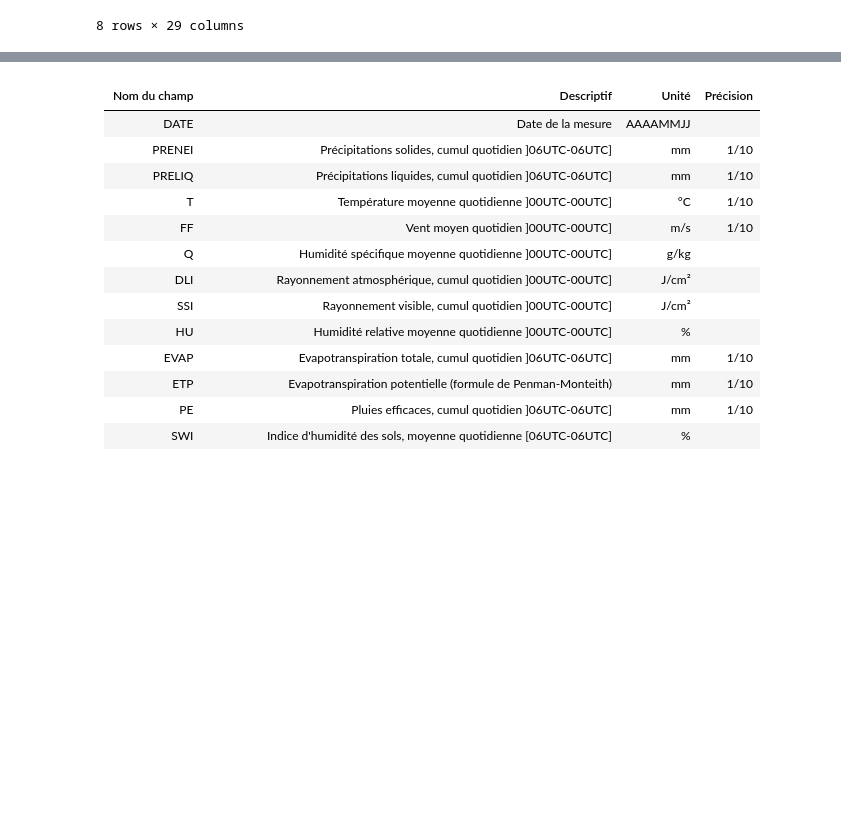
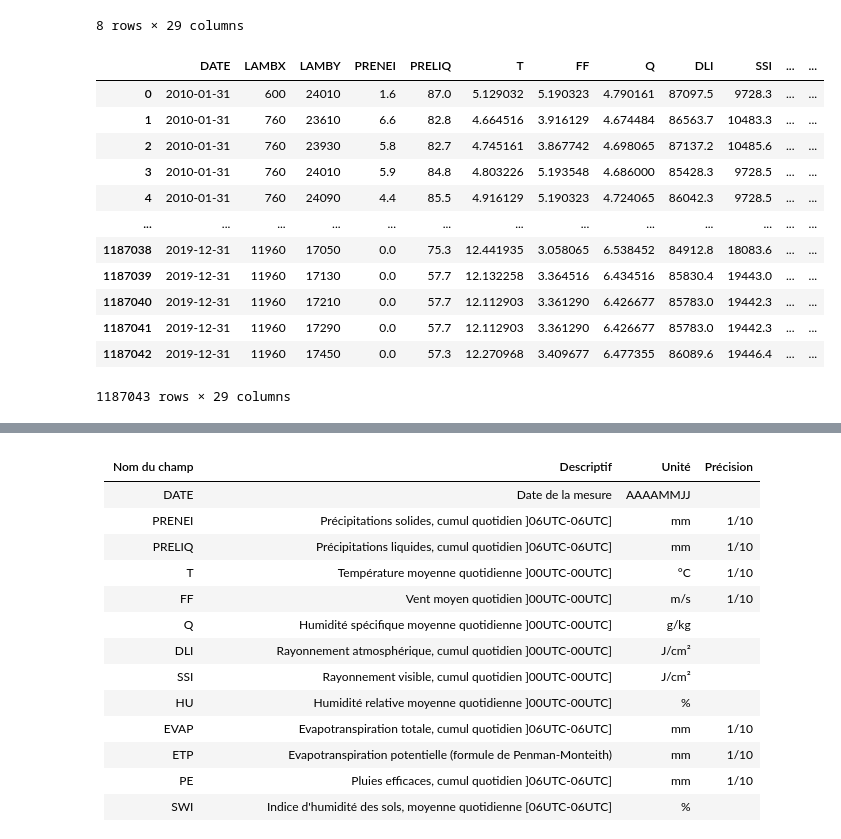
Before and after one commit to Lanouraf/Climate_Risk_Project_SWI_MS_A, a Jupyter notebook: data_processing.ipynb, the cells around one changed output, grey strips where cells are left out. Saved outputs shown, nothing was run; the diff lists cells and outputs as text; code cells hidden in the pictures; blank space fills up the shorter version.

```diff
--- a/data_processing.ipynb
+++ b/data_processing.ipynb
@@ -90,3 +82,64 @@ datagouv.describe()
 # %%
 ### transformation de la date en format datetime
 datagouv['DATE'] = pd.to_datetime(datagouv['DATE'], format='%Y%m%d')
+# %%
+# Agrégation des données au mois pour chaque paire de coordonnées (LAMBX, LAMBY) en utilisant un traitement par chunks
+chunk_size = 10_000_000  # Nombre de lignes à traiter par chunk
+chunks = []
+
+for start in range(0, len(datagouv), chunk_size):
+    end = start + chunk_size
+    chunk = datagouv.iloc[start:end]
+
+    aggregated_chunk = chunk.groupby(
+        [pd.Grouper(key='DATE', freq='ME'), 'LAMBX', 'LAMBY']
+    ).agg({
+        'PRENEI': 'sum',       # Somme des précipitations solides
+        'PRELIQ': 'sum',       # Somme des précipitations liquides
+        'T': 'mean',           # Moyenne des températures
+        'FF': 'mean',          # Moyenne du vent
+        'Q': 'mean',           # Moyenne de l'humidité spécifique
+        'DLI': 'sum',          # Somme du rayonnement atmosphérique
+        'SSI': 'sum',          # Somme du rayonnement visible
+        'HU': 'mean',          # Moyenne de l'humidité relative
+        'EVAP': 'sum',         # Somme de l'évapotranspiration totale
+        'ETP': 'sum',          # Somme de l'évapotranspiration potentielle
+        'PE': 'sum',           # Somme des pluies efficaces
+        'SWI': 'mean',         # Moyenne de l'indice d'humidité des sols
+        'SSWI_10J': 'mean',    # Moyenne de l'indice de sécheresse des sols
+        'DRAINC': 'sum',       # Somme du drainage
+        'RUNC': 'sum',         # Somme du ruissellement
+        'RESR_NEIGE': 'mean',  # Moyenne de l'équivalent en eau du manteau neigeux
+        'RESR_NEIGE6': 'mean', # Moyenne de l'équivalent en eau du manteau neigeux à 6h
+        'HTEURNEIGE': 'mean',  # Moyenne de l'épaisseur du manteau neigeux
+        'HTEURNEIGE6': 'mean', # Moyenne de l'épaisseur du manteau neigeux à 6h
+        'HTEURNEIGEX': 'max',  # Maximum de l'épaisseur horaire du manteau neigeux
+        'SNOW_FRAC': 'mean',   # Moyenne de la fraction de maille recouverte par la neige
+        'ECOULEMENT': 'sum',   # Somme de l'écoulement
+        'WG_RACINE': 'mean',   # Moyenne du contenu en eau liquide dans la couche racinaire
+        'WGI_RACINE': 'mean',  # Moyenne du contenu en eau gelée dans la couche racinaire
+        'TINF_H': 'min',       # Température minimale
+        'TSUP_H': 'max',       # Température maximale
+    }).reset_index()
+
+    chunks.append(aggregated_chunk)
+
+# Combiner les résultats des chunks
+datagouv_monthly = pd.concat(chunks, ignore_index=True)
+
+# Afficher un aperçu des données agrégées
+display(datagouv_monthly)
+# %% [output]
+|  | DATE | LAMBX | LAMBY | PRENEI | PRELIQ | T | FF | Q | DLI | SSI | ... | ... |
+| 0 | 2010-01-31 | 600 | 24010 | 1.6 | 87.0 | 5.129032 | 5.190323 | 4.790161 | 87097.5 | 9728.3 | ... | ... |
+| 1 | 2010-01-31 | 760 | 23610 | 6.6 | 82.8 | 4.664516 | 3.916129 | 4.674484 | 86563.7 | 10483.3 | ... | ... |
+| 2 | 2010-01-31 | 760 | 23930 | 5.8 | 82.7 | 4.745161 | 3.867742 | 4.698065 | 87137.2 | 10485.6 | ... | ... |
+| 3 | 2010-01-31 | 760 | 24010 | 5.9 | 84.8 | 4.803226 | 5.193548 | 4.686000 | 85428.3 | 9728.5 | ... | ... |
+| 4 | 2010-01-31 | 760 | 24090 | 4.4 | 85.5 | 4.916129 | 5.190323 | 4.724065 | 86042.3 | 9728.5 | ... | ... |
+| ... | ... | ... | ... | ... | ... | ... | ... | ... | ... | ... | ... | ... |
+| 1187038 | 2019-12-31 | 11960 | 17050 | 0.0 | 75.3 | 12.441935 | 3.058065 | 6.538452 | 84912.8 | 18083.6 | ... | ... |
+| 1187039 | 2019-12-31 | 11960 | 17130 | 0.0 | 57.7 | 12.132258 | 3.364516 | 6.434516 | 85830.4 | 19443.0 | ... | ... |
+| 1187040 | 2019-12-31 | 11960 | 17210 | 0.0 | 57.7 | 12.112903 | 3.361290 | 6.426677 | 85783.0 | 19442.3 | ... | ... |
+| 1187041 | 2019-12-31 | 11960 | 17290 | 0.0 | 57.7 | 12.112903 | 3.361290 | 6.426677 | 85783.0 | 19442.3 | ... | ... |
+| 1187042 | 2019-12-31 | 11960 | 17450 | 0.0 | 57.3 | 12.270968 | 3.409677 | 6.477355 | 86089.6 | 19446.4 | ... | ... |
+1187043 rows × 29 columns
```
Also changed, not shown: parts of 11 cells of this notebook, 1 other file.
